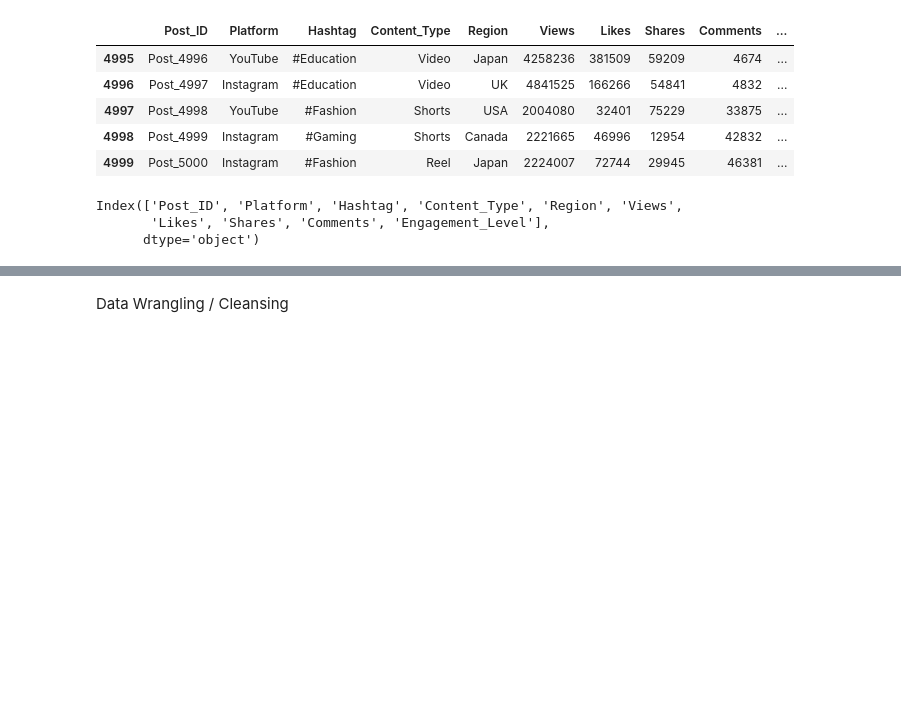
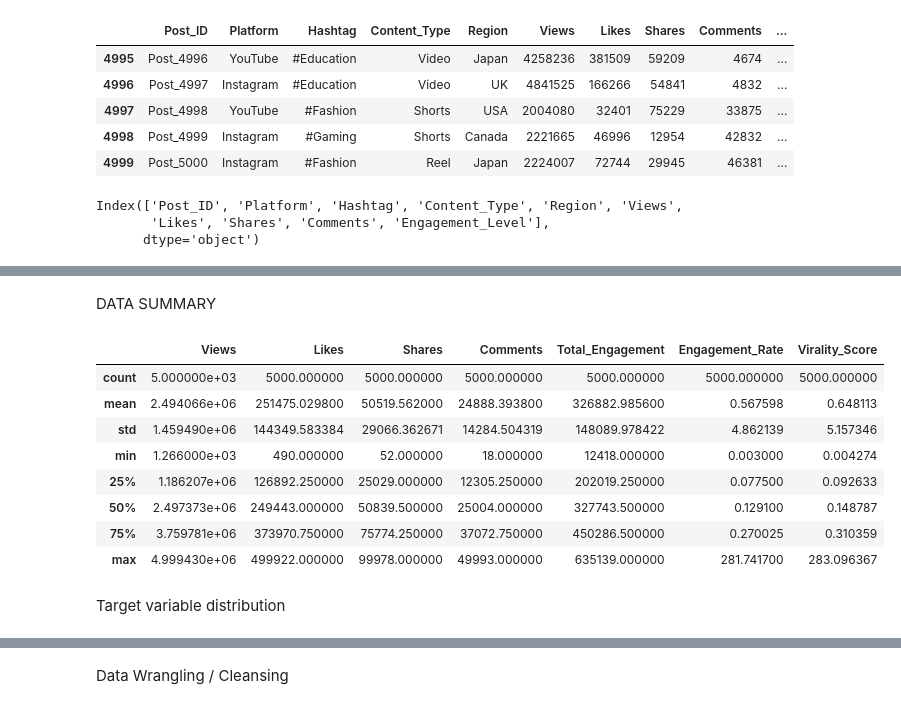
Before and after one commit to jari127/MSDS25026_Project, a Jupyter notebook: code_file.ipynb, the cells around one changed output, grey strips where cells are left out. Saved outputs shown, nothing was run; the diff lists cells and outputs as text; code cells hidden in the pictures; blank space fills up the shorter version.

```diff
--- a/code_file.ipynb
+++ b/code_file.ipynb
@@ -34,0 +92,16 @@ Index(['Post_ID', 'Platform', 'Hashtag', 'Content_Type', 'Region', 'Views',
+# %% [markdown]
+DATA SUMMARY
+# %%
+df.describe()
+# %% [output]
+|  | Views | Likes | Shares | Comments | Total_Engagement | Engagement_Rate | Virality_Score |
+| count | 5.000000e+03 | 5000.000000 | 5000.000000 | 5000.000000 | 5000.000000 | 5000.000000 | 5000.000000 |
+| mean | 2.494066e+06 | 251475.029800 | 50519.562000 | 24888.393800 | 326882.985600 | 0.567598 | 0.648113 |
+| std | 1.459490e+06 | 144349.583384 | 29066.362671 | 14284.504319 | 148089.978422 | 4.862139 | 5.157346 |
+| min | 1.266000e+03 | 490.000000 | 52.000000 | 18.000000 | 12418.000000 | 0.003000 | 0.004274 |
+| 25% | 1.186207e+06 | 126892.250000 | 25029.000000 | 12305.250000 | 202019.250000 | 0.077500 | 0.092633 |
+| 50% | 2.497373e+06 | 249443.000000 | 50839.500000 | 25004.000000 | 327743.500000 | 0.129100 | 0.148787 |
+| 75% | 3.759781e+06 | 373970.750000 | 75774.250000 | 37072.750000 | 450286.500000 | 0.270025 | 0.310359 |
+| max | 4.999430e+06 | 499922.000000 | 99978.000000 | 49993.000000 | 635139.000000 | 281.741700 | 283.096367 |
+# %% [markdown]
+Target variable distribution
```
Also changed, not shown: parts of 22 cells of this notebook.
